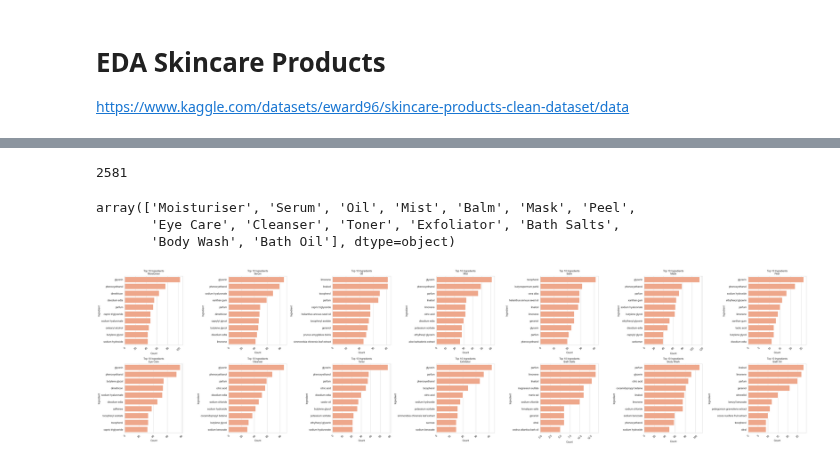
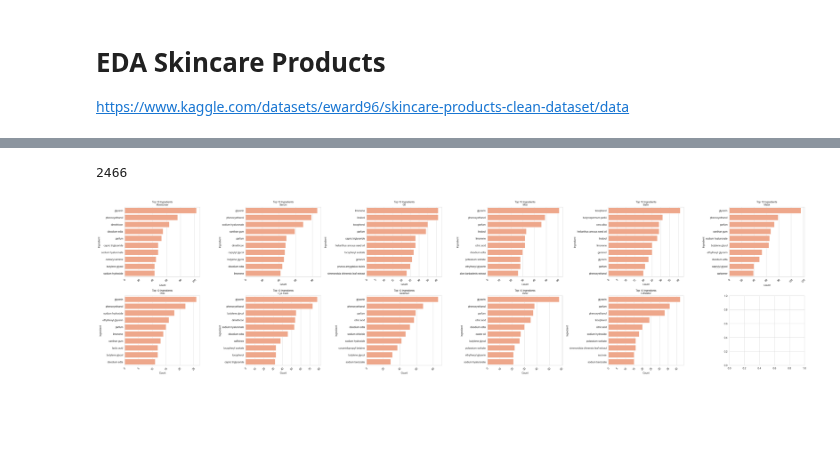
Before and after one commit to Andrea-Coa/dermis, a Jupyter notebook: eda/skincare.ipynb, the cells around one changed output, grey strips where cells are left out. Drawn from its saved outputs; the diff is of its cells as text; code cells hidden in the pictures; blank space fills up the shorter version.

```diff
--- a/eda/skincare.ipynb
+++ b/eda/skincare.ipynb
@@ -40,0 +47,22 @@ df.head()
+# %%
+# Hay muchos tipos de productos diferentes, por lo que es mejor agruparlos en categorías generales
+# Además así es más consistente con las clases del otro dataset.
+general_types = {
+    'Moisturiser': 'Moisturizer',
+    'Oil': 'Moisturizer',
+    'Balm': 'Moisturizer',
+    'Mist': 'Moisturizer',
+    'Cleanser': 'Cleanser',
+    'Exfoliator': 'Cleanser',
+    'Peel': 'Cleanser',
+    'Toner': 'Cleanser',
+    'Bath Salts': 'Body',
+    'Bath Oil': 'Body',
+    'Body Wash': 'Body',
+    'Serum': 'Treatment',
+    'Eye Care': 'Treatment',
+    'Mask': 'Face Mask',
+
+}
+df['product_type_general'] = df['product_type'].map(general_types)
+df.product_type_general.unique()
@@ -41,3 +72,5 @@ df.head()
+# %%
+df = df[df.product_type_general != 'Body']
 # %%
 # cantidad de productos según clase (moisturiser, exfoliator, etc.)
 class_counts = df.product_type.value_counts()
@@ -50,0 +85,9 @@ plt.show()
+# %%
+# cantidad de productos según clase general (moisturiser, exfoliator, etc.)
+class_counts_general = df.product_type_general.value_counts()
+plt.figure(figsize=(6, 4))
+sns.set_style("whitegrid")
+sns.barplot(y=class_counts_general.index, x=class_counts_general.values, color="lightsalmon")
+plt.title("Class Counts")
+plt.ylabel("Product Type")
+plt.show()
@@ -57,30 +120,25 @@ for ingredients_list in df['clean_ingreds']:
 num_unique_ingredients = len(unique_ingredients)
 num_unique_ingredients
 # %% [output]
-2581
+2466
-# %%
-product_types = df.product_type.unique()
-product_types
-# %% [output]
-array(['Moisturiser', 'Serum', 'Oil', 'Mist', 'Balm', 'Mask', 'Peel',
-       'Eye Care', 'Cleanser', 'Toner', 'Exfoliator', 'Bath Salts',
-       'Body Wash', 'Bath Oil'], dtype=object)
 # %%
 # ingredientes según tipo de producto
 topk = 10
-fig, axes = plt.subplots(2, 7, figsize=(40, 10)) # 2 x 7
+product_types = df.product_type.unique()
+
+fig, axes = plt.subplots(2, 6, figsize=(40, 10)) # 2 x 6
 axes = axes.flatten()
 for i, product_type in enumerate(product_types):
     product_type_ingredients = df[df.product_type == product_type].clean_ingreds.explode().str.strip()
     ingredient_counts = Counter(product_type_ingredients)
     ingredient_counts_df = pd.DataFrame(ingredient_counts.items(), columns=['Ingredient', 'Count']).sort_values(by='Count', ascending=False)
 
     sns.barplot(x='Count', y='Ingredient', data=ingredient_counts_df.head(topk), ax=axes[i], color="lightsalmon")
     axes[i].set_title(f"Top {topk} Ingredients\n{product_type}", fontsize=10)
     axes[i].tick_params(axis='x', rotation=45)
 
 plt.tight_layout()
 plt.show()
 # abrir la imagen aparte para ver
 # %% [output]
-[figure, old version]
+[figure, new version]
```
Also changed, not shown: parts of 10 cells of this notebook.
